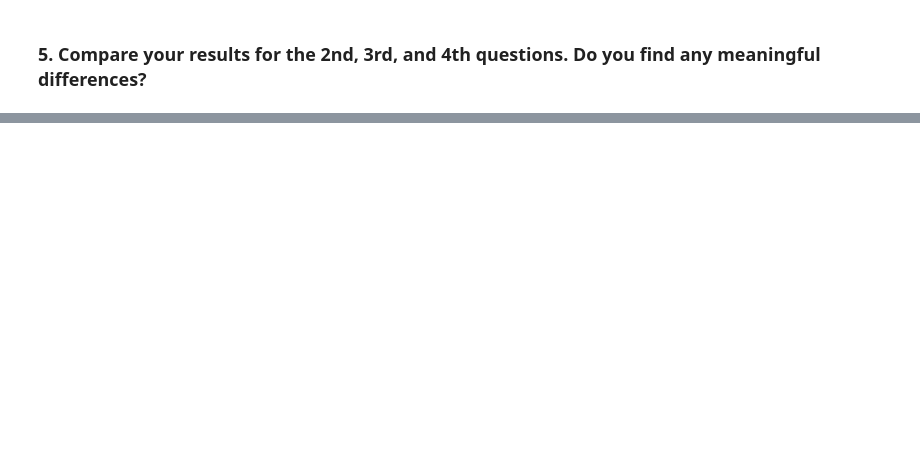
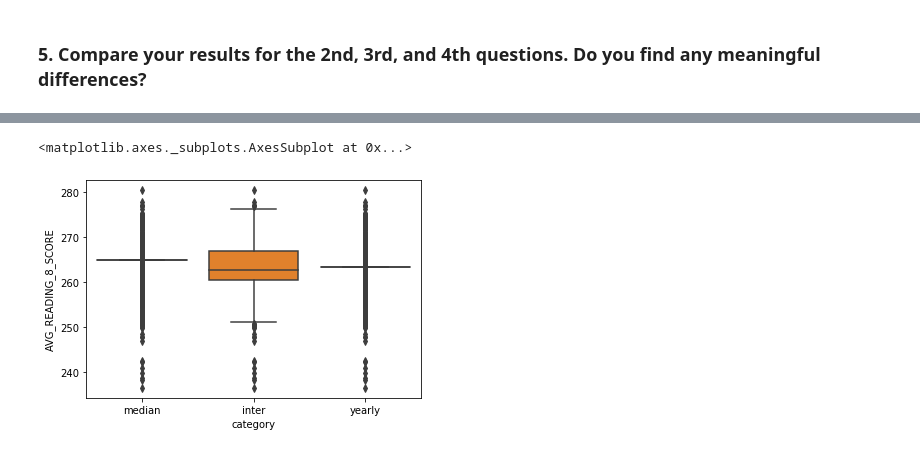
Before and after one commit to cobyoram/python-for-data-scientists, a Jupyter notebook: data-cleaning-2-missing-values.ipynb, the cells around one changed output, grey strips where cells are left out. Drawn from its saved outputs; the diff is of its cells as text; code cells hidden in the pictures; blank space fills up the shorter version.

Commit message:
Finised cleaning 2 assignment

```diff
--- a/data-cleaning-2-missing-values.ipynb
+++ b/data-cleaning-2-missing-values.ipynb
@@ -190,0 +133,6 @@ dtype: int64
+# %%
+yearly_df = education_df.copy()
+yearly_df = yearly_df.fillna(yearly_df.loc[yearly_df['YEAR'] == 1992].median())
+
+print(yearly_df.isnull().sum())
+yearly_df
@@ -190,0 +170,9 @@ dtype: int64
+# %%
+# We see that we still have nulls. The reason for this is because for some columns, like ENROLL, some of the years only have nulls for the entire year. So when we fill those with the median value over that year, the value we are filling with is still null.
+
+# I want to fill those with something, so I will simply input the median over the whole dataframe for those values
+
+yearly_df = yearly_df.fillna(yearly_df.median())
+
+print(yearly_df.isnull().sum())
+yearly_df
@@ -240,2 +262,6 @@ dtype: int64
+# %%
+# The remaining nulls in this case seem to be at the beginning and ends of the dataset, as they don't have anything to interpolate from without a lower or upper value. I'll fill in the missing values the same way as I did in the previous example
+
+inter_df = inter_df.fillna(inter_df.median())
 # %% [markdown]
 ### 5. Compare your results for the 2nd, 3rd, and 4th questions. Do you find any meaningful differences?
@@ -241,0 +277,11 @@ dtype: int64
+# %%
+import seaborn as sns
+
+compare = median_df[['AVG_READING_8_SCORE']].assign(category='median').append(
+                inter_df[['AVG_READING_8_SCORE']].assign(category='inter'), ignore_index=True, verify_integrity=True).append(
+                yearly_df[['AVG_READING_8_SCORE']].assign(category='yearly'), ignore_index=True, verify_integrity=True)
+
+sns.boxplot(x='category', y='AVG_READING_8_SCORE', data=compare)
+# %% [output]
+<matplotlib.axes._subplots.AxesSubplot at 0x...>
+[figure, added]
```
Also changed, not shown: parts of 10 cells of this notebook.
